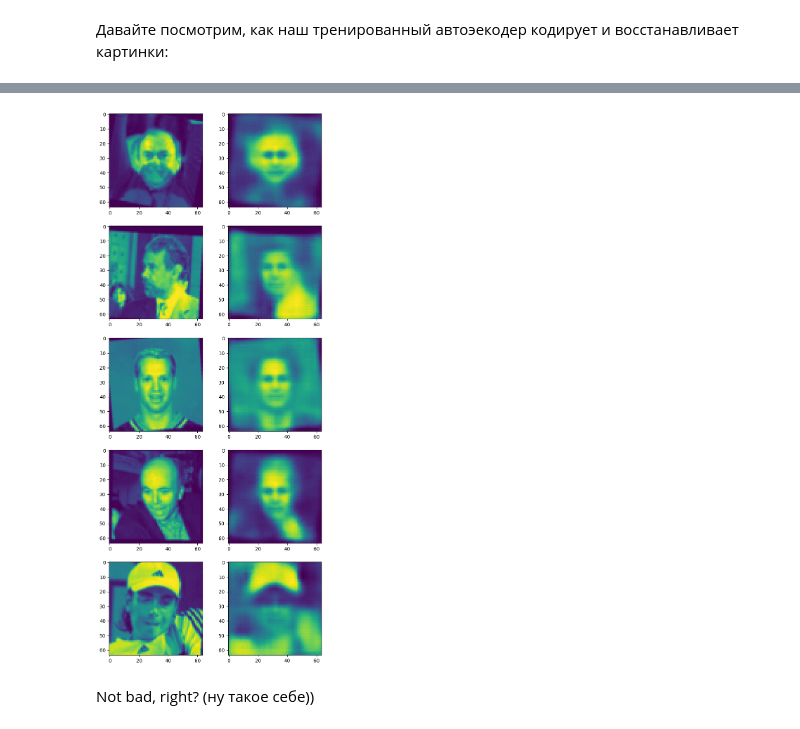
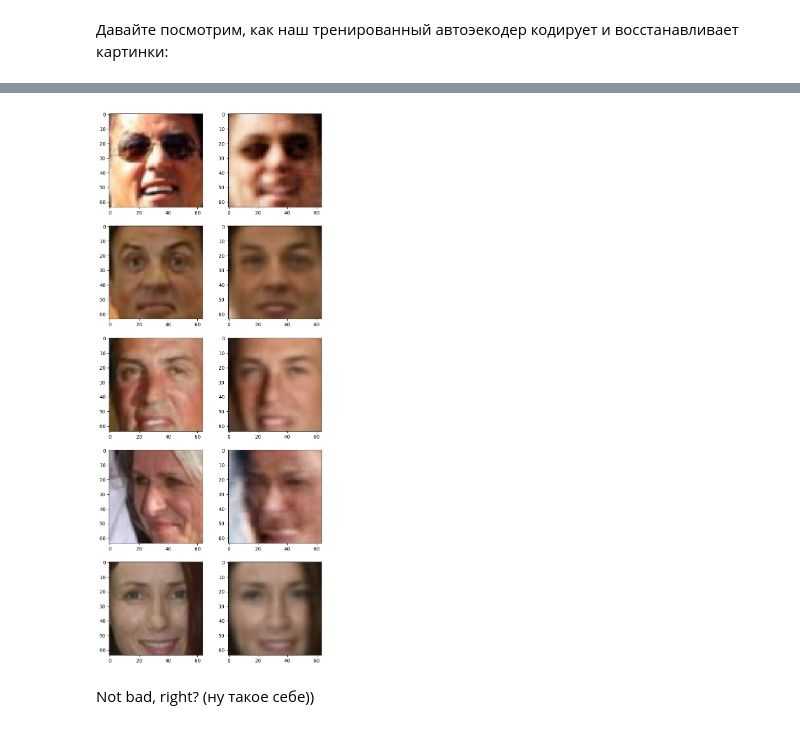
Before and after one commit to cehkop/Deep_learning_school_MIPT, a Jupyter notebook: homework/autoencoders_ipynb.ipynb, the cells around one changed output, grey strips where cells are left out. Saved outputs shown, nothing was run; the diff lists cells and outputs as text; code cells hidden in the pictures.

```diff
--- a/homework/autoencoders_ipynb.ipynb
+++ b/homework/autoencoders_ipynb.ipynb
@@ -316,16 +310,14 @@ class Autoencoder(pl.LightningModule):
         generated = generated.view(-1, 3, 64, 64)
         return generated
 # %%
-model = Autoencoder(base_channel_size = 64,
+model = Autoencoder(base_channel_size = 128,
                     latent_dim = 256)
 # define loss, optimizer and learning rate scheduler
-criterion = nn.MSELoss()
+criterion = nn.MSELoss(reduction='mean')
 optimizer = optim.Adam(model.parameters(), lr=3e-4)
-scheduler = optim.lr_scheduler.ReduceLROnPlateau(optimizer,
-                                                mode='min',
-                                                factor=0.2,
-                                                patience=20,
-                                                min_lr=5e-5)
+scheduler = torch.optim.lr_scheduler.StepLR(optimizer,
+                                            step_size=5,
+                                            gamma=0.1)
 # %% [markdown]
 ## 1.3 Обучение (2 балла)
 # %% [markdown]
@@ -334,7 +326,7 @@ scheduler = optim.lr_scheduler.ReduceLROnPlateau(optimizer,
 А, ну еще было бы неплохо выводить графики train и val лоссов в процессе тренировки =)
 # %%
 device = torch.device('cuda') if torch.cuda.is_available() else torch.device('cpu')
-n_epochs = 2
+n_epochs = 10
 train_losses = []
 val_losses = []
 model.to(device)
@@ -346,10 +338,10 @@ for epoch in tqdm(range(n_epochs), leave=False):
     model.train()
     train_losses_per_epoch = []
     for batch in tqdm(train_loader, leave=False):
-        batch = batch[0]
         optimizer.zero_grad()
-        lat, reconstruction = model(batch.to(device))
-        loss = criterion(reconstruction, batch.to(device).float())
+        batch = batch.view(-1, 3, 64, 64).float().to(device)
+        lat, reconstruction = model(batch)
+        loss = criterion(reconstruction, batch)
         loss.backward()
         optimizer.step()
         train_losses_per_epoch.append(loss.item())
@@ -360,17 +352,17 @@ for epoch in tqdm(range(n_epochs), leave=False):
     val_losses_per_epoch = []
     with torch.no_grad():
         for batch in val_loader:
-            batch = batch[0]
-            # print(batch.shape)
-            lat, reconstruction = model(batch.to(device))
-            loss = criterion(reconstruction, batch.to(device).float())
+            batch = batch.view(-1, 3, 64, 64).float().to(device)
+            lat, reconstruction = model(batch)
+            loss = criterion(reconstruction, batch)
             val_losses_per_epoch.append(loss.item())
 
         plt.subplot(1, 2, 1)
-        plt.imshow(batch[0][0])
+        plt.imshow(batch[0].cpu().view(64, 64, -1))
         plt.subplot(1, 2, 2)
-        plt.imshow(reconstruction[0][0].cpu().numpy())
+        plt.imshow(reconstruction[0].cpu().view(64, 64, -1))
 
+    scheduler.step()
     val_losses.append(np.mean(val_losses_per_epoch))
 
     logs['train loss'] = np.mean(train_losses_per_epoch)
@@ -390,16 +382,16 @@ valid loss
 model.eval()
 with torch.no_grad():
     for batch in val_loader:
-        batch = batch[0]
-        lat, reconstruction = model(batch.to(device))
-        result = reconstruction.cpu().detach().numpy()
-        ground_truth = batch.numpy()
+        batch = batch.view(-1, 3, 64, 64).float().to(device)
+        lat, reconstruction = model(batch)
+        result = reconstruction.cpu().detach()
+        ground_truth = batch
         break
 
 plt.figure(figsize=(8, 20))
 for i, (gt, res) in enumerate(zip(ground_truth[:5], result[:5])):
     plt.subplot(5, 2, 2*i+1)
-    plt.imshow(gt[0])
+    plt.imshow(gt.cpu().view(64, 64, -1))
     plt.subplot(5, 2, 2*i+2)
-    plt.imshow(res[0])
+    plt.imshow(res.cpu().view(64, 64, -1))
 # %% [output]
@@ -406,4 +400,4 @@ for i, (gt, res) in enumerate(zip(ground_truth[:5], result[:5])):
-[figure, old version]
+[figure, new version]
 # %% [markdown]
 Not bad, right?
 (ну такое себе))
```
Also changed, not shown: parts of 35 cells of this notebook.
